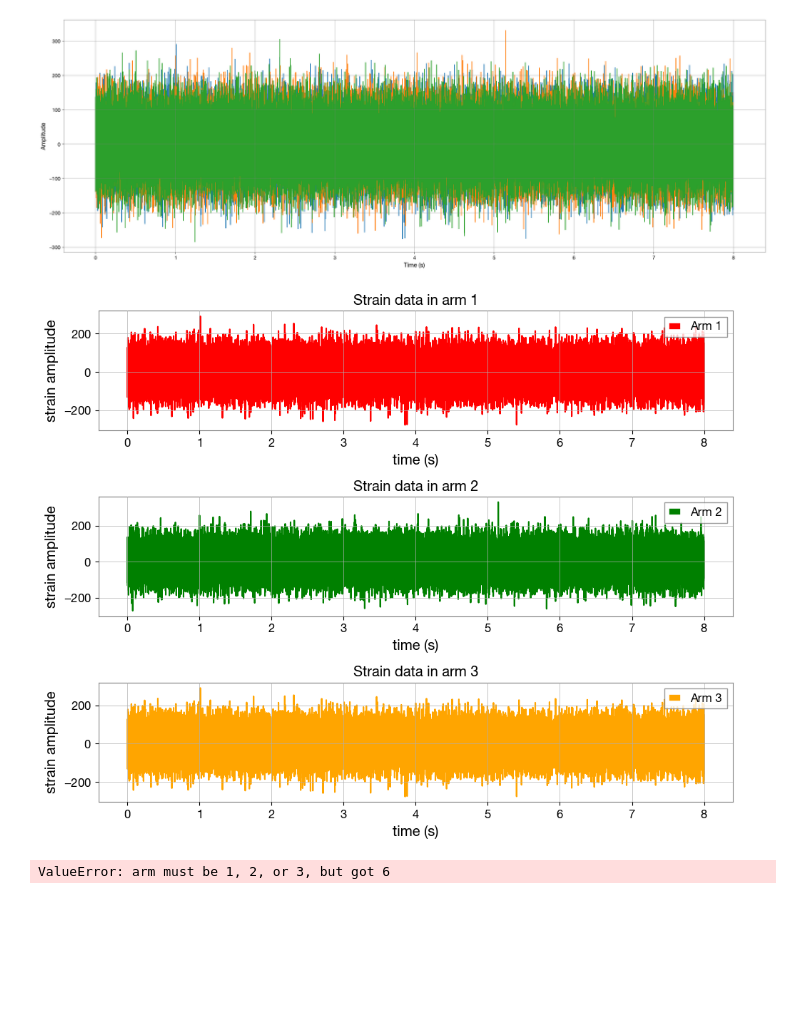
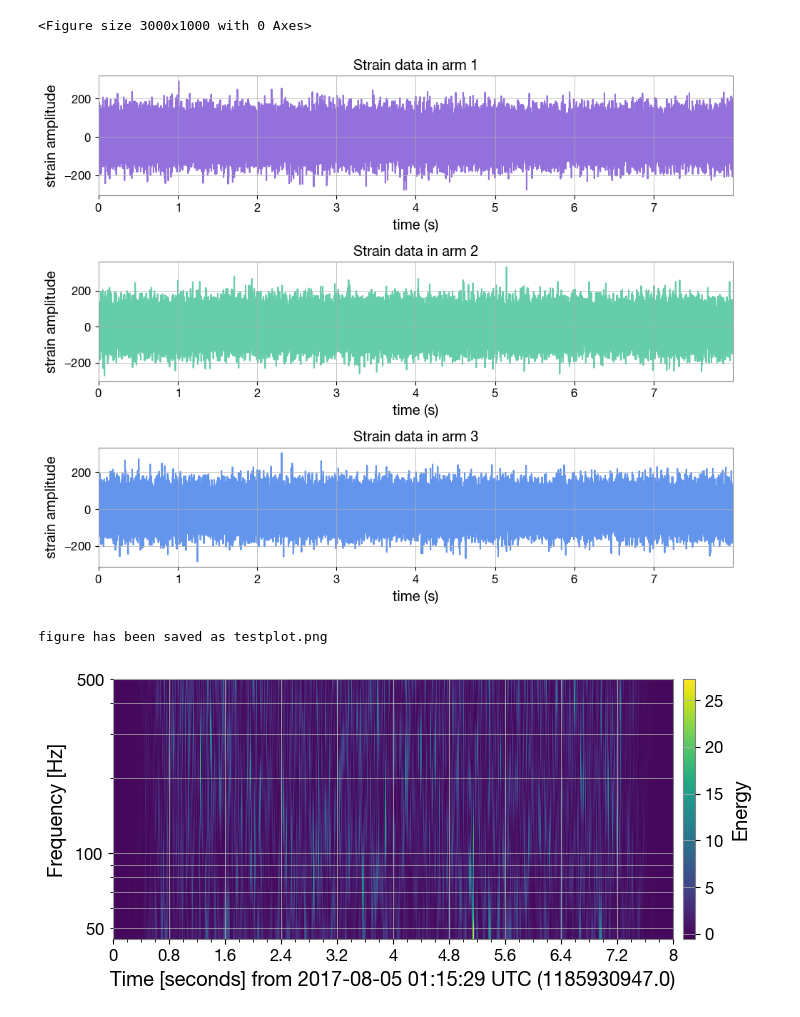
Before and after one commit to marcdugu/ML_CosmicStrings_project, a Jupyter notebook: Plot_test/DataPlot.ipynb, the cells around one changed output. Drawn from its saved outputs; the diff is of its cells as text; code cells hidden in the pictures; blank space fills up the shorter version.

```diff
--- a/Plot_test/DataPlot.ipynb
+++ b/Plot_test/DataPlot.ipynb
@@ -14,14 +14,15 @@ data = np.load(file_path)
 # %%
 
 #Plot the strain as a function of time
-DataPlot.combined_plots_together(data)
+#DataPlot.overlap_plot(data, alpha=0.8)
 
 DataPlot.individual_plots(data)
 # %% [output]
+<Figure size 3000x1000 with 0 Axes>
-[figure, old version]
+[figure, new version]
-[figure, removed]
 # %%
 #plot the spectogram
-gradientplot = DataPlot.gradient_plot(data, 6, "testplot", max_25=False, normalized=False)
+gradientplot = DataPlot.gradient_plot(data, 2, "testplot", max_25=False, normalized=False)
 # %% [output]
-ValueError: arm must be 1, 2, or 3, but got 6
+figure has been saved as testplot.png
+[figure, added]
```
Also changed, not shown: 1 other file.
